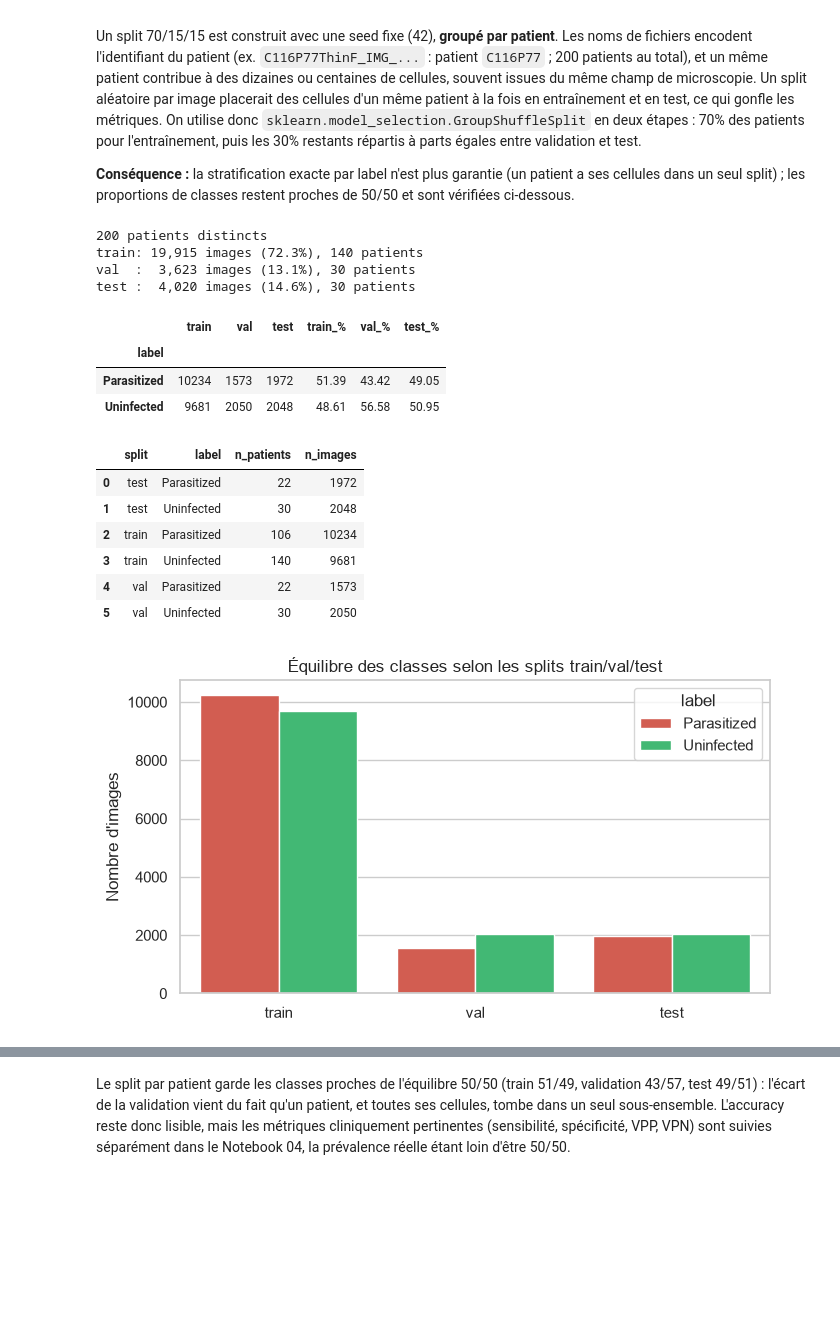
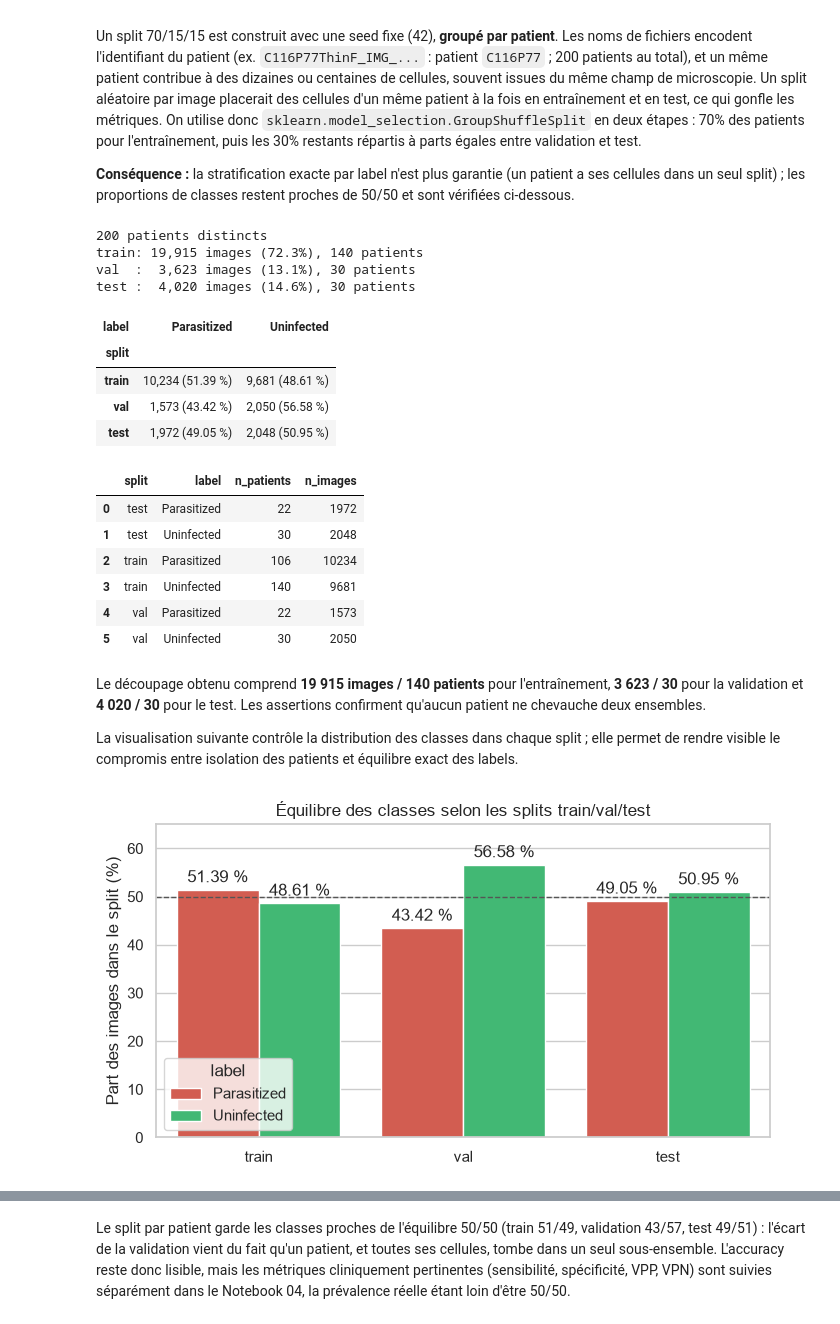
Before and after one commit to juliettebm/malaria-microscopy-deep-learning, a Jupyter notebook: 02_preprocessing_annotated_dataset.ipynb, the cells around one changed output, grey strips where cells are left out. Cells and saved outputs as stored; diff of their text form; code cells hidden in the pictures; blank space fills up the shorter version.

```diff
--- a/02_preprocessing_annotated_dataset.ipynb
+++ b/02_preprocessing_annotated_dataset.ipynb
@@ -87,10 +94,22 @@ split_summary = pd.concat(
     },
     axis=1,
 )
-split_summary["train_%"] = (split_summary["train"] / split_summary["train"].sum() * 100).round(2)
-split_summary["val_%"] = (split_summary["val"] / split_summary["val"].sum() * 100).round(2)
-split_summary["test_%"] = (split_summary["test"] / split_summary["test"].sum() * 100).round(2)
-display(split_summary)
+# Tableau explicite des effectifs et pourcentages par classe dans chaque split.
+split_distribution = (split_summary[["train", "val", "test"]]
+                      .rename_axis("label")
+                      .reset_index()
+                      .melt(id_vars="label", var_name="split", value_name="effectif"))
+split_distribution["pourcentage"] = (
+    split_distribution["effectif"]
+    / split_distribution.groupby("split")["effectif"].transform("sum")
+    * 100
+).round(2)
+split_distribution["effectif et pourcentage"] = split_distribution.apply(
+    lambda row: f"{row['effectif']:,} ({row['pourcentage']:.2f} %)", axis=1
+)
+display(split_distribution.pivot(
+    index="split", columns="label", values="effectif et pourcentage"
+).loc[["train", "val", "test"]])
 
 # Matrice exacte patients/classes : un patient peut contribuer aux deux classes.
 split_manifest = pd.concat([
@@ -105,10 +124,11 @@ display(patient_class_matrix)
 train: 19,915 images (72.3%), 140 patients
 val  :  3,623 images (13.1%), 30 patients
 test :  4,020 images (14.6%), 30 patients
-|  | train | val | test | train_% | val_% | test_% |
-| label |  |  |  |  |  |  |
-| Parasitized | 10234 | 1573 | 1972 | 51.39 | 43.42 | 49.05 |
-| Uninfected | 9681 | 2050 | 2048 | 48.61 | 56.58 | 50.95 |
+| label | Parasitized | Uninfected |
+| split |  |  |
+| train | 10,234 (51.39 %) | 9,681 (48.61 %) |
+| val | 1,573 (43.42 %) | 2,050 (56.58 %) |
+| test | 1,972 (49.05 %) | 2,048 (50.95 %) |
 |  | split | label | n_patients | n_images |
 | 0 | test | Parasitized | 22 | 1972 |
 | 1 | test | Uninfected | 30 | 2048 |
@@ -116,16 +136,25 @@ test :  4,020 images (14.6%), 30 patients
 | 3 | train | Uninfected | 140 | 9681 |
 | 4 | val | Parasitized | 22 | 1573 |
 | 5 | val | Uninfected | 30 | 2050 |
+# %% [markdown]
+Le découpage obtenu comprend **19 915 images / 140 patients** pour l'entraînement, **3 623 / 30** pour la validation et **4 020 / 30** pour le test. Les assertions confirment qu'aucun patient ne chevauche deux ensembles.
+
+La visualisation suivante contrôle la distribution des classes dans chaque split ; elle permet de rendre visible le compromis entre isolation des patients et équilibre exact des labels.
 # %%
 plt.figure(figsize=(7, 4))
-plot_df = split_summary[["train", "val", "test"]].reset_index().melt(
-    id_vars="label", var_name="split", value_name="count"
+ax = sns.barplot(
+    data=split_distribution, x="split", y="pourcentage", hue="label",
+    order=["train", "val", "test"],
+    palette={"Parasitized": "#e74c3c", "Uninfected": "#2ecc71"},
 )
-sns.barplot(data=plot_df, x="split", y="count", hue="label", palette={"Parasitized": "#e74c3c", "Uninfected": "#2ecc71"})
+for container in ax.containers:
+    ax.bar_label(container, fmt="%.2f %%", padding=3)
+ax.axhline(50, color="#555555", linestyle="--", linewidth=1, label="Équilibre 50/50")
 plt.title("Équilibre des classes selon les splits train/val/test")
-plt.ylabel("Nombre d'images")
+plt.ylabel("Part des images dans le split (%)")
+plt.ylim(0, 65)
 plt.xlabel("")
 plt.tight_layout()
 plt.show()
 # %% [output]
-[figure, old version]
+[figure, new version]
```
Also changed, not shown: parts of 12 cells of this notebook, 6 other files.
